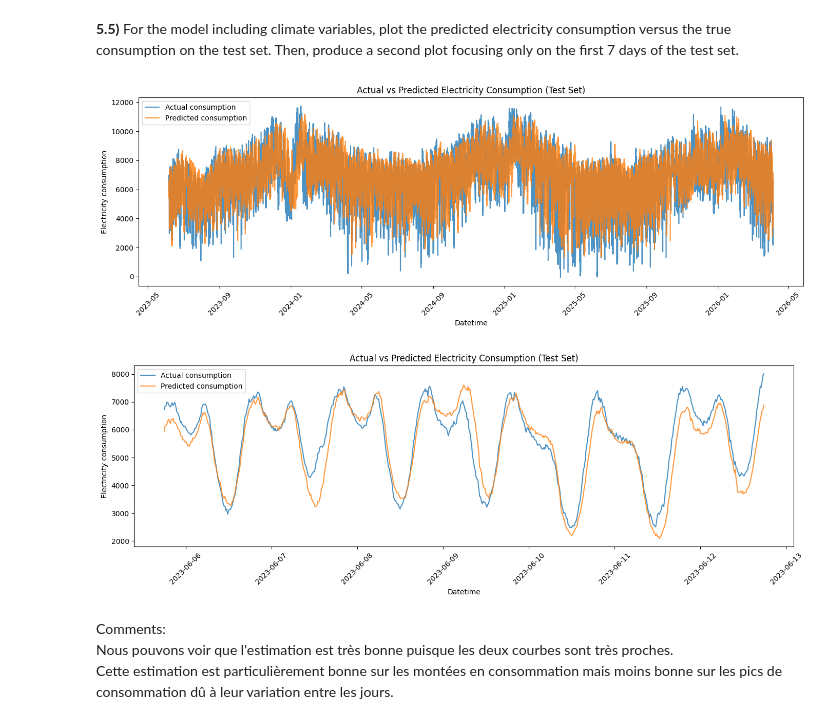
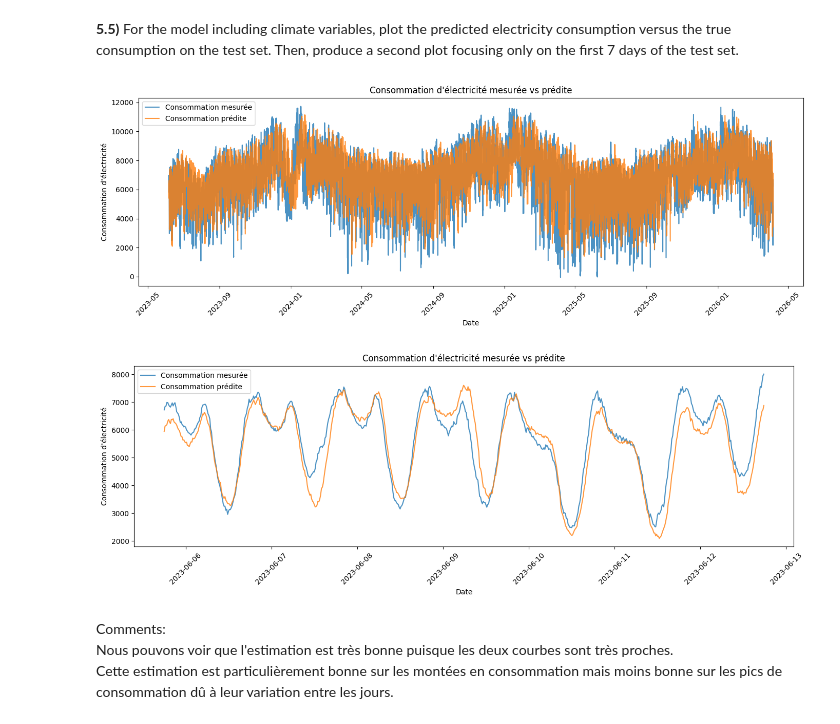
Before and after one commit to Auremifasol/Hackaton_1-Statistiques, a Jupyter notebook: Hackathon_26_27.ipynb, the cells around one changed output. Saved outputs shown, nothing was run; the diff lists cells and outputs as text; code cells hidden in the pictures.

```diff
--- a/Hackathon_26_27.ipynb
+++ b/Hackathon_26_27.ipynb
@@ -626,33 +626,33 @@ Ainsi, en effet, ces variables améliorent la performance prédictive du modèle
 **5.5)** For the model including climate variables, plot the predicted electricity consumption versus the true consumption on the test set. Then, produce a second plot focusing only on the first 7 days of the test set.
 # %%
 plt.figure(figsize=(14, 5))
-plt.plot(test_set["Datetime"], y_test, label="Actual consumption", alpha=0.8)
-plt.plot(test_set["Datetime"], y_prediction, label="Predicted consumption", alpha=0.8)
-plt.xlabel("Datetime")
-plt.ylabel("Electricity consumption")
-plt.title("Actual vs Predicted Electricity Consumption (Test Set)")
+plt.plot(test_set["Datetime"], y_test, label="Consommation mesurée", alpha=0.8)
+plt.plot(test_set["Datetime"], y_prediction, label="Consommation prédite", alpha=0.8)
+plt.xlabel("Date")
+plt.ylabel("Consommation d'électricité")
+plt.title("Consommation d'électricité mesurée vs prédite")
 plt.legend()
 plt.xticks(rotation=45)
 plt.tight_layout()
 
 #first 7 days
 length = 7*24*4
 test_set_first7 = test_set[:length].copy()
 y_test_first7 = y_test[:length].copy()
 y_prediction_first7 = y_prediction[:length].copy()
 plt.figure(figsize=(14, 5))
-plt.plot(test_set_first7["Datetime"], y_test_first7, label="Actual consumption", alpha=0.8)
-plt.plot(test_set_first7["Datetime"], y_prediction_first7, label="Predicted consumption", alpha=0.8)
-plt.xlabel("Datetime")
-plt.ylabel("Electricity consumption")
-plt.title("Actual vs Predicted Electricity Consumption (Test Set)")
+plt.plot(test_set_first7["Datetime"], y_test_first7, label="Consommation mesurée", alpha=0.8)
+plt.plot(test_set_first7["Datetime"], y_prediction_first7, label="Consommation prédite", alpha=0.8)
+plt.xlabel("Date")
+plt.ylabel("Consommation d'électricité")
+plt.title("Consommation d'électricité mesurée vs prédite")
 plt.legend()
 plt.xticks(rotation=45)
 plt.tight_layout()
 plt.show()
 # %% [output]
-[figure, old version]
+[figure, new version]
-[figure, old version]
+[figure, new version]
 # %% [markdown]
 Comments:
 Nous pouvons voir que l'estimation est très bonne puisque les deux courbes sont très proches.
```
Also changed, not shown: parts of 4 cells of this notebook.
